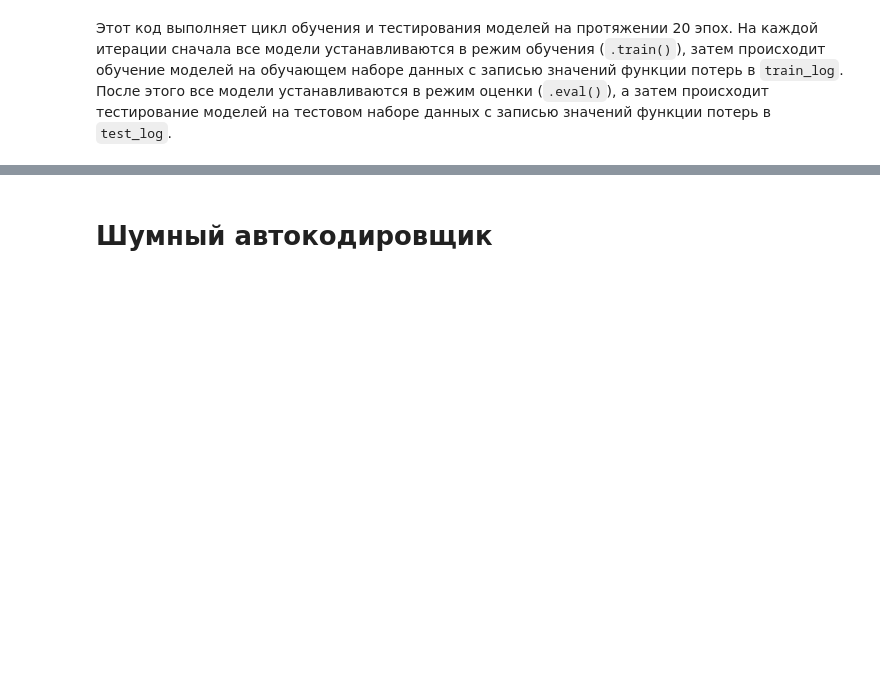
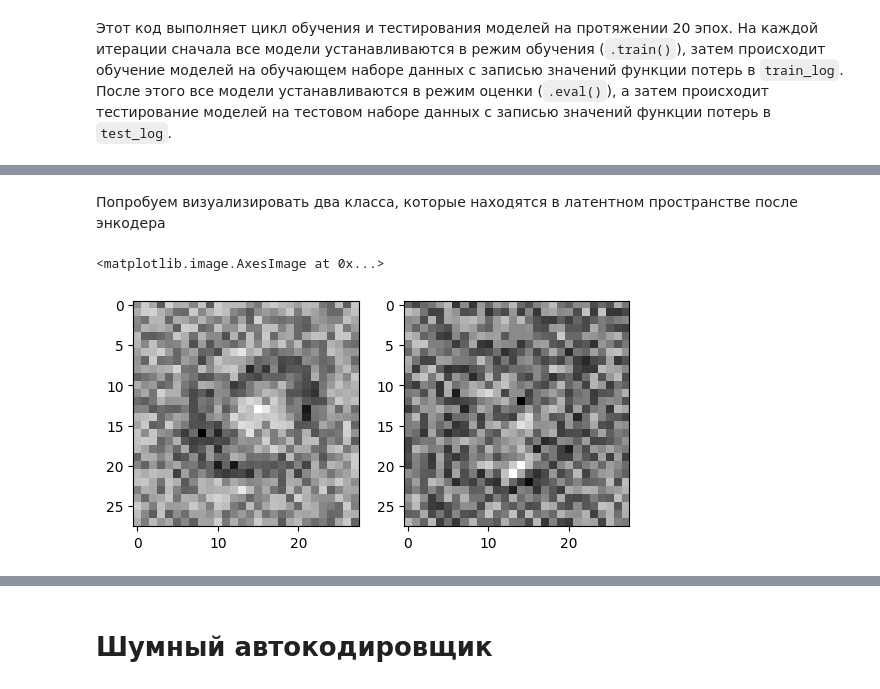
Before and after one commit to evgenykol/otus_cv, a Jupyter notebook: hw_29/hw_29_ae.ipynb, the cells around one changed output, grey strips where cells are left out. Saved outputs shown, nothing was run; the diff lists cells and outputs as text; code cells hidden in the pictures; blank space fills up the shorter version.

```diff
--- a/hw_29/hw_29_ae.ipynb
+++ b/hw_29/hw_29_ae.ipynb
@@ -412,0 +417,12 @@ plot_mnist(to_plot, (5, 10))
+# %% [markdown]
+Попробуем визуализировать два класса, которые находятся в латентном пространстве после энкодера
+# %%
+latent_space_weights = models['2'].E.fc1.weight
+latent_space_weights = torch.reshape(latent_space_weights, (2, 28, 28))
+
+fig, ax = plt.subplots(1,2)
+ax[0].imshow(latent_space_weights[0].detach().numpy(), cmap='gray')
+ax[1].imshow(latent_space_weights[1].detach().numpy(), cmap='gray')
+# %% [output]
+<matplotlib.image.AxesImage at 0x...>
+[figure, added]
```
Also changed, not shown: parts of 14 cells of this notebook.
